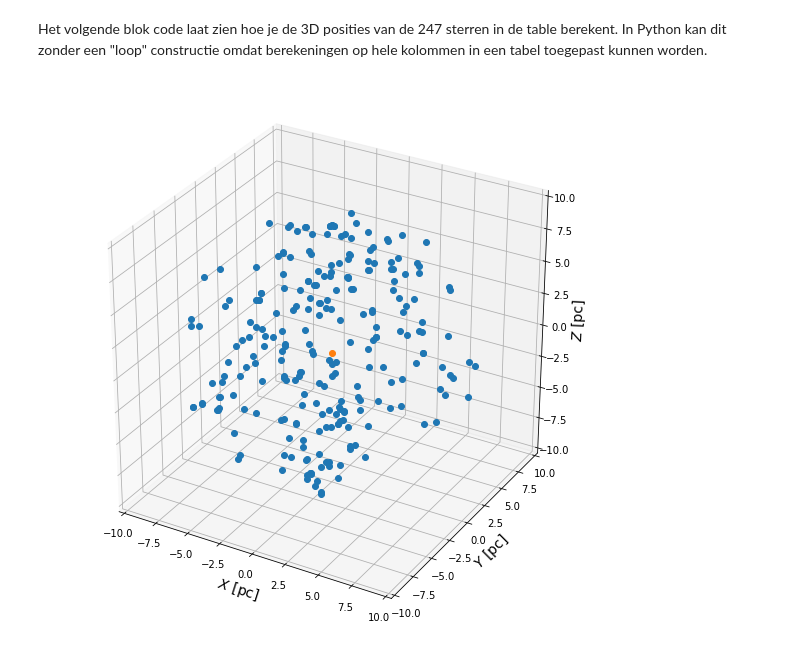
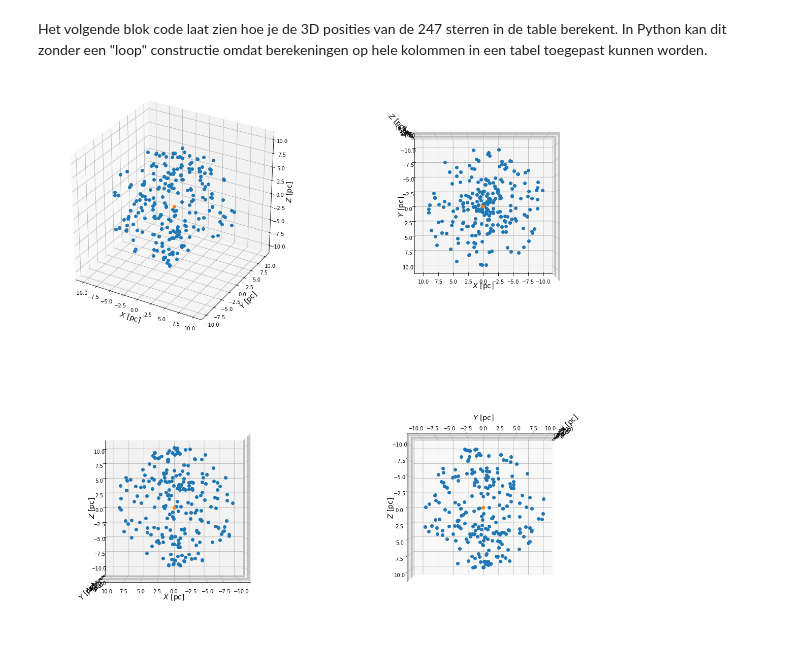
Before and after one commit to agabrown/nwd-2019-gaia-workshop, a Jupyter notebook: TienParsec.ipynb, the cells around one changed output. Drawn from its saved outputs; the diff is of its cells as text; code cells hidden in the pictures.

```diff
--- a/TienParsec.ipynb
+++ b/TienParsec.ipynb
@@ -141,26 +147,37 @@ Het volgende blok code laat zien hoe je de 3D posities van de 247 sterren in de
 # %%
 ra = tienparsec_data['ra']
 dec = tienparsec_data['dec']
 parallax = tienparsec_data['parallax']
 
 p = [np.cos(dec)*np.cos(ra), np.cos(dec)*np.sin(ra), np.sin(dec)]
 
 x = p[0]*1000/parallax
 y = p[1]*1000/parallax
 z = p[2]*1000/parallax
 
-fig = plt.figure(figsize=(10,10))
-axpos = fig.add_subplot(1, 1, 1, projection='3d')
+fig = plt.figure(figsize=(20,20))
+axposA = fig.add_subplot(2, 2, 1, projection='3d')
+axposA.view_init(None, None)
+axposB = fig.add_subplot(2, 2, 2, projection='3d')
+axposB.view_init(90, 90)
+axposC = fig.add_subplot(2, 2, 3, projection='3d')
+axposC.view_init(0, 90)
+axposD = fig.add_subplot(2, 2, 4, projection='3d')
+axposD.view_init(180, 0)
 
-axpos.plot(x, y, z, 'o')
-axpos.plot([0], [0], [0], 'o')
-axpos.set_xlim(-10,10)
-axpos.set_ylim(-10,10)
-axpos.set_zlim(-10,10)
-axpos.set_xlabel(r'$X$ [pc]', fontsize=14)
-axpos.set_ylabel(r'$Y$ [pc]', fontsize=14)
-axpos.set_zlabel(r'$Z$ [pc]', fontsize=14)
+for axpos in [axposA, axposB, axposC, axposD]:
+    axpos.plot(x, y, z, 'o')
+    axpos.set_xlim(-11,11)
+    axpos.set_ylim(-11,11)
+    axpos.set_zlim(-11,11)
+    axpos.set_xlabel(r'$X$ [pc]', fontsize=14)
+    axpos.set_ylabel(r'$Y$ [pc]', fontsize=14)
+    axpos.set_zlabel(r'$Z$ [pc]', fontsize=14)
+    #axpos.plot([0,0], [0,0], [-15,15], 'k:')
+    #axpos.plot([-15,15], [0,0], [0,0], 'k:')
+    #axpos.plot([0,0], [-15,15], [0,0], 'k:')
+    axpos.plot([0], [0], [0], 'o')
 
 plt.show()
 # %% [output]
-[figure, old version]
+[figure, new version]
```
Also changed, not shown: parts of 4 cells of this notebook.
